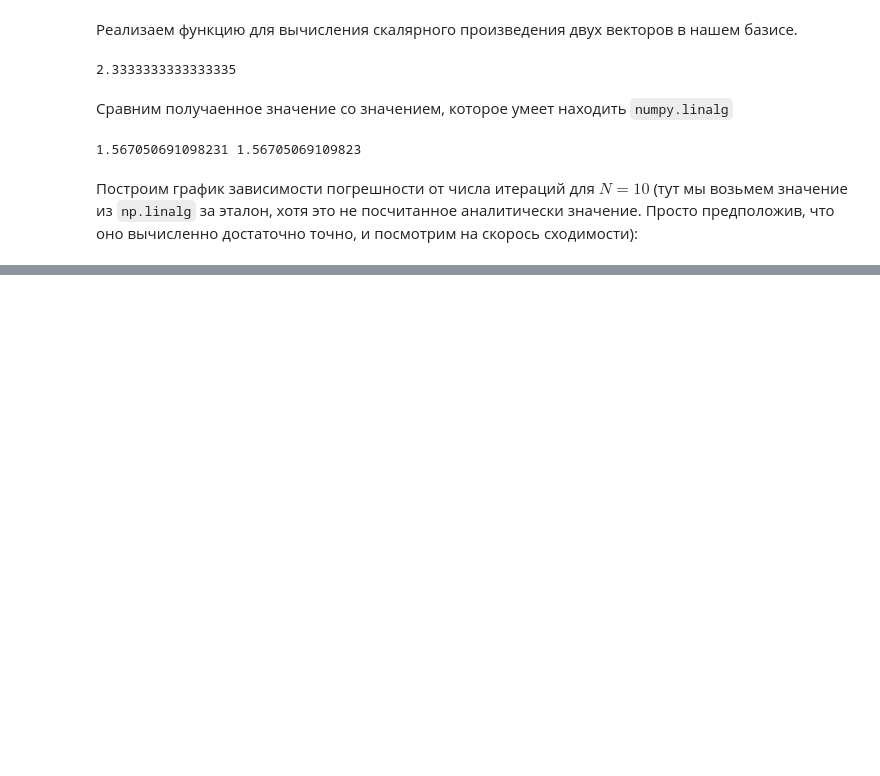
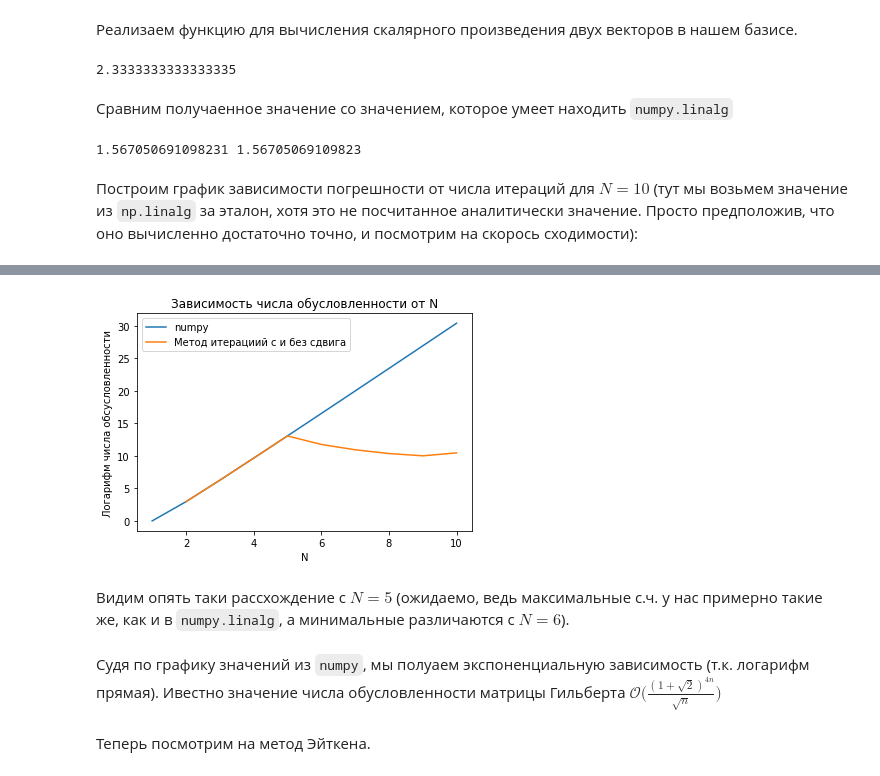
Before and after one commit to Igor-Tukh/numerical-methods, a Jupyter notebook: hw06/hw06.ipynb, the cells around one changed output, grey strips where cells are left out. Drawn from its saved outputs; the diff is of its cells as text; code cells hidden in the pictures; blank space fills up the shorter version.

```diff
--- a/hw06/hw06.ipynb
+++ b/hw06/hw06.ipynb
@@ -123,0 +186,19 @@ build_plot(iter_nums, [np.log(np.abs(values[-1] - get_max_eigenvalue(N, iter_num
+# %%
+from numpy import linalg as linalg
+
+ns = range(1, 11)
+values = [np.linalg.cond(get_matrix(n)) for n in ns]
+
+build_plot([ns, ns], [np.log(values), [np.log(get_kappa(n)) for n in ns]],
+           'N',
+           'Логарифм числа обсусловленности',
+           'Зависимость числа обусловленности от N',
+           plot_labels=['numpy', 'Метод итерациий с и без сдвига'])
+# %% [output]
+[figure, added]
+# %% [markdown]
+Видим опять таки рассхождение с $N = 5$ (ожидаемо, ведь максимальные с.ч. у нас примерно такие же, как и в `numpy.linalg`, а минимальные различаются с $N = 6$).
+# %% [markdown]
+Судя по графику значений из `numpy`, мы полуаем экспоненциальную зависимость (т.к. логарифм прямая). Ивестно значение числа обусловленности матрицы Гильберта $\mathcal{O}\bigg(\frac{(1 + \sqrt{2})^{4n}}{\sqrt{n}}\bigg)$
+# %% [markdown]
+Теперь посмотрим на метод Эйткена.
```
Also changed, not shown: parts of 13 cells of this notebook, 1 other file.
